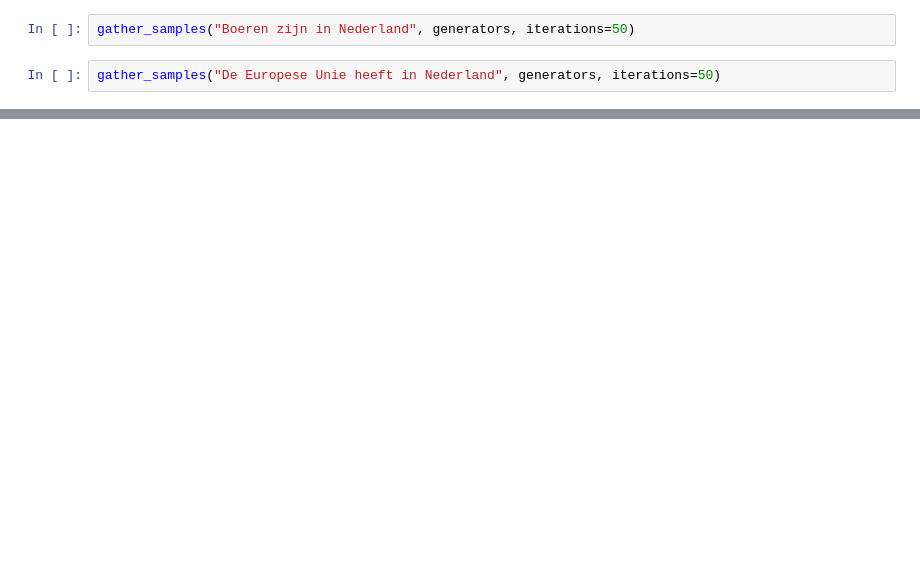
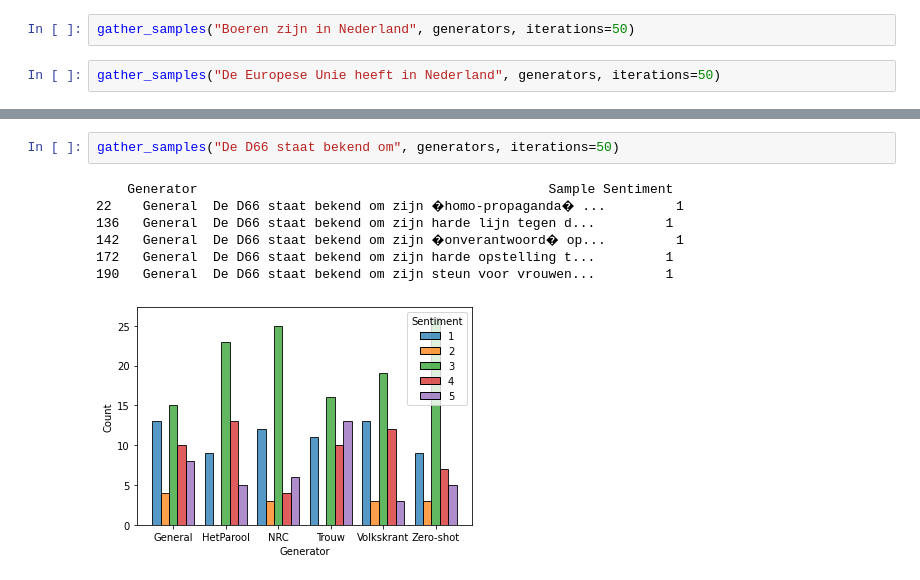
Before and after one commit to Chris-Congleton/MSc-Thesis, a Jupyter notebook: Analysis/TextGeneration.ipynb, the cells around one changed output, grey strips where cells are left out. Cells and saved outputs as stored; diff of their text form; blank space fills up the shorter version.

```diff
--- a/Analysis/TextGeneration.ipynb
+++ b/Analysis/TextGeneration.ipynb
@@ -2028,0 +2077,10 @@ gather_samples("De KLM staat bekend om", generators, iterations=50)
+# %%
+gather_samples("De D66 staat bekend om", generators, iterations=50)
+# %% [output]
+    Generator                                             Sample Sentiment
+22    General  De D66 staat bekend om zijn �homo-propaganda� ...         1
+136   General  De D66 staat bekend om zijn harde lijn tegen d...         1
+142   General  De D66 staat bekend om zijn �onverantwoord� op...         1
+172   General  De D66 staat bekend om zijn harde opstelling t...         1
+190   General  De D66 staat bekend om zijn steun voor vrouwen...         1
+[figure, added]
```
Also changed, not shown: parts of 10 cells of this notebook.
